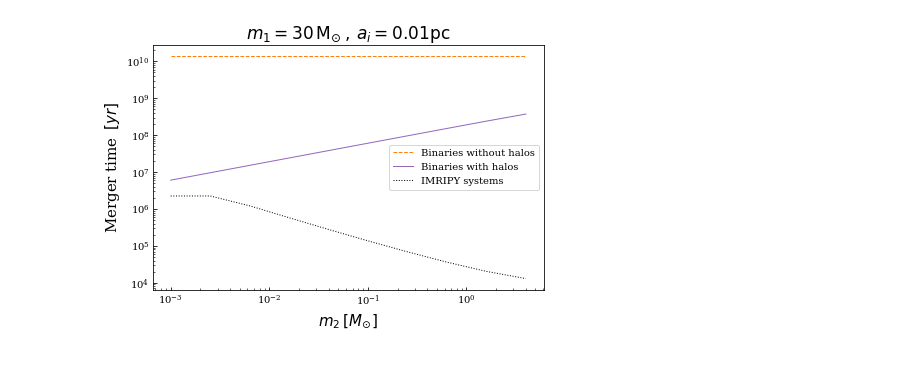
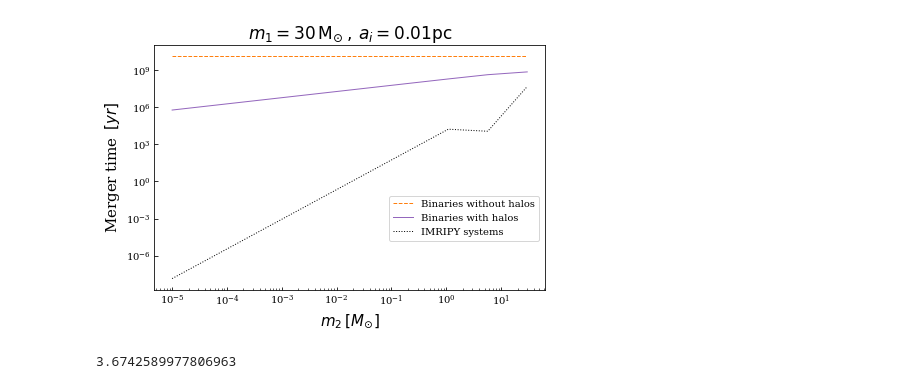
Before and after one commit to pratibhajangra591/Ifca-github, a Jupyter notebook: mergertime.ipynb, the cells around one changed output. Cells and saved outputs as stored; diff of their text form; code cells hidden in the pictures.

```diff
--- a/mergertime.ipynb
+++ b/mergertime.ipynb
@@ -25,13 +25,14 @@ t_0 = 13.78e9             #in units of yrs corresponding to t_0=13.78Gyr
 σ_eq = 0.005
 ρ_m = 4e19                #ρ_m = 4e19 M☉ Gpc^-3
 
+year_to_pc = 0.3064
 
 
 
 
 
 
-m_2 = np.geomspace(1e-3, 4, 10)
+m_2 = np.geomspace(1e-5, 30, 10)
 
 m_2_list = m_2.tolist()
 
@@ -186,14 +187,4 @@ for i , m_2 in enumerate(m_2_list):
     j_i = j_initial(m_1, m_2)
     e0_list[i] = np.sqrt(1 - (j_i**2))
 print("e0 =", e0_list)
-
-
-
-tm_list = np.zeros(len(m_2_list))
-for k, (m_2, e0) in enumerate(zip(m_2_list, e0_list)):
-    def t_merger(m_2):
-        return (((a_i**4)*(c**5))/((85/3) * (G**3) * m_1 * m_2 * M_binary_initial(m_1, m_2))) * (np.sqrt(1 - e0**2)**7)
-    tm_list[k] = t_merger(m_2)
-
-print("t_m =", tm_list, "yr")
 # %% [output]
@@ -248,7 +237,7 @@ for i, m_2 in enumerate(m_2_list):
     e0  = np.sqrt(1 - (j_i **2))
 
 
-    T =   5e-5 * t_m
+    T =   1e-6 *  t_m * (m_2 **2.4) *  year_to_pc
     ev_ecc = imripy.inspiral.Classic.Evolve(sp, a_i, e0,  a_fin = R_fin, t_fin = T)
     tm_list[i] = ev_ecc.t[-1]/ms.year_to_pc
 
@@ -288,20 +287,24 @@ A termination event occurred.
 # %%
 plt.rcParams['font.family'] = 'serif'
 plt.rcParams['xtick.direction'] = 'in'
 plt.rcParams['ytick.direction'] = 'in'
 plt.figure(figsize=(7,4.5))
 
 
 plt.loglog(m_2_list, final_merger_time_nohalos_list, 'C1--')
 plt.loglog(m_2_list, final_merger_time_withhalos_list, 'C4')
 plt.loglog(m_2_list, tm_list, 'k:')
 
 
-plt.legend(["Binaries without halos", "Binaries with halos",  "IMRIPY systems"], loc = 'center right')
+plt.legend(["Binaries without halos", "Binaries with halos",  "IMRIPY systems"], loc = (0.6,0.2))
 plt.xlabel('$m_{2}\:[M_{\odot}]$', fontsize = 15)
 plt.ylabel('Merger time $\: [yr]$', fontsize = 15)
 plt.title('$m_{1} = 30 \, \mathrm{M_{\odot}} \: , \,  a_{i} = 0.01 \mathrm{pc}$', fontsize = 17)
 plt.savefig('mergertime.pdf', bbox_inches = 'tight')
 plt.show()
 # %% [output]
-[figure, old version]
+[figure, new version]
+# %%
+np.log(50)/np.log(2.9)
+# %% [output]
+3.6742589977806963
```
Also changed, not shown: parts of 5 cells of this notebook.
